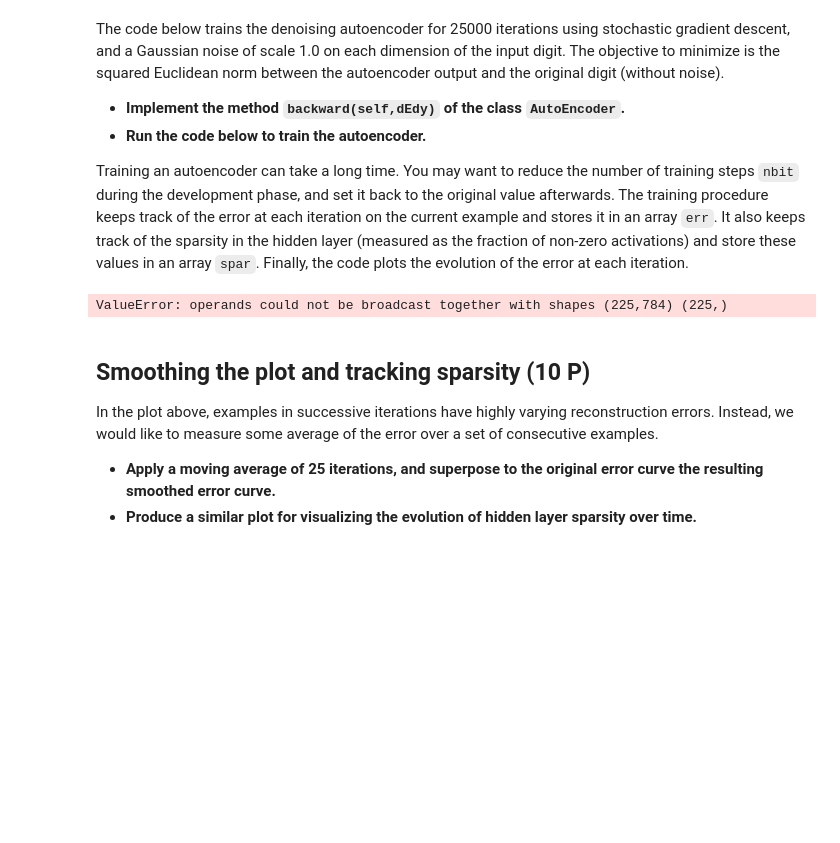
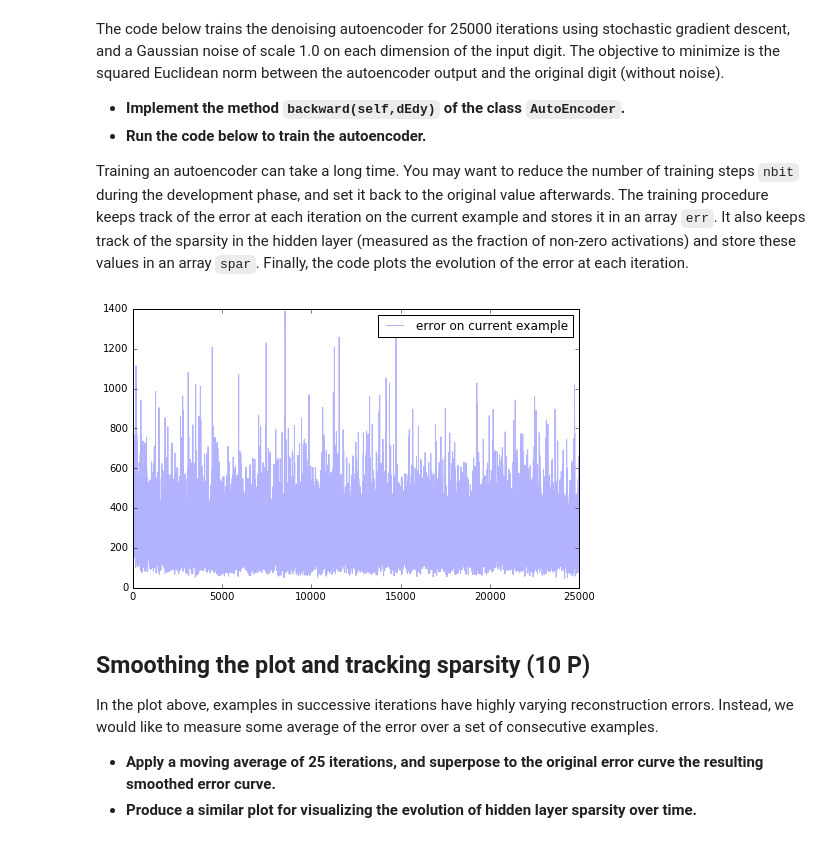
Before and after one commit to HeavyPanda/ml2, a Jupyter notebook: sheet04/sheet04_mario.ipynb, the cells around one changed output. Saved outputs shown, nothing was run; the diff lists cells and outputs as text; code cells hidden in the pictures; blank space fills up the shorter version.

```diff
--- a/sheet04/sheet04_mario.ipynb
+++ b/sheet04/sheet04_mario.ipynb
@@ -45,13 +45,13 @@ The code below defines a class `AutoEncoder` that provides the functionalities f
 * The method `update(self,lr)` performs a gradient step with a certain learning rate `lr` based on the gradient computation obtained in the `backward` method.
 # %%
 class AutoEncoder:
-    def __init__(self,nbinput,nbhid):
+    def __init__(self, nbinput, nbhid):
         self.W = numpy.random.normal(0, 0.01, [nbinput, nbhid])
         self.B = numpy.zeros([nbhid]) + 0.5
         self.V = numpy.random.normal(0, 0.01, [nbhid, nbinput])
         self.C = numpy.zeros([nbinput])
 
-    def forward(self,x):
+    def forward(self, x):
         self.x = x
         h = numpy.dot(x, self.W) + self.B
         self.z = numpy.maximum(0, h)
@@ -59,13 +59,16 @@ class AutoEncoder:
         return y
 
     def backward(self, dEdy):
+        self.dEdC = 2 * dEdy
+        self.dEdV = numpy.dot(self.z.reshape(self.z.shape[0], 1),
+                              self.dEdC.reshape(1, self.dEdC.shape[0]))
+
         z_prime = self.z > 0
-        z_prime = z_prime.reshape(z_prime.shape[0], 1)
-        dEdy = numpy.linalg.norm(dEdy)
-        self.dEdC = 2 * dEdy
-        self.dEdV = self.dEdC * self.z.T
-        self.dEdB = self.dEdC * numpy.dot(self.V.T, z_prime)
-        self.dEdW = self.dEdB * self.x
+        self.dEdB = 2 * (dEdy * self.V).sum(axis=1)
+        self.dEdW = numpy.dot(self.x.reshape(self.x.shape[0], 1),
+                              self.dEdB.reshape(1, self.dEdB.shape[0]))
+        self.dEdB *= z_prime
+        self.dEdW *= z_prime
 
     def update(self,lr):
         self.V = self.V - lr*self.dEdV
@@ -82,34 +85,33 @@ Training an autoencoder can take a long time. You may want to reduce the number
 # %%
 ae = AutoEncoder(784,225)
 
 err  = [] # error at each iteration
 spar = [] # sparsity at each iteration
 
-# nbit = 25000
-nbit = 10000
+nbit = 25000
 
-for i in range(1,nbit+1):
+for i in range(1, nbit + 1):
 
     # Choose a random data point
     x0 = X[numpy.random.randint(70000)]
 
     # Train the autoencoder with this data point
     x = x0 + numpy.random.normal(0, 1.0, x0.shape)
     y = ae.forward(x)
     ae.backward(y - x0)
     ae.update(0.0005)
 
     # Keep track of the reconstruction error and sparsity
     err  += [((y - x0)**2).sum()]
     spar += [(ae.z > 0).sum() * 1.0 / len(ae.z)]
 
 # Plot reconstruction error over time
-plt.figure(figsize=(8,5))
-plt.plot(err,alpha=0.3, label='error on current example')
+plt.figure(figsize=(8, 5))
+plt.plot(err, alpha=0.3, label='error on current example')
 plt.legend(loc='upper right')
 plt.show()
 # %% [output]
-ValueError: operands could not be broadcast together with shapes (225,784) (225,)
+[figure, added]
 # %% [markdown]
 ## Smoothing the plot and tracking sparsity (10 P)
 
```
Also changed, not shown: parts of 9 cells of this notebook.
